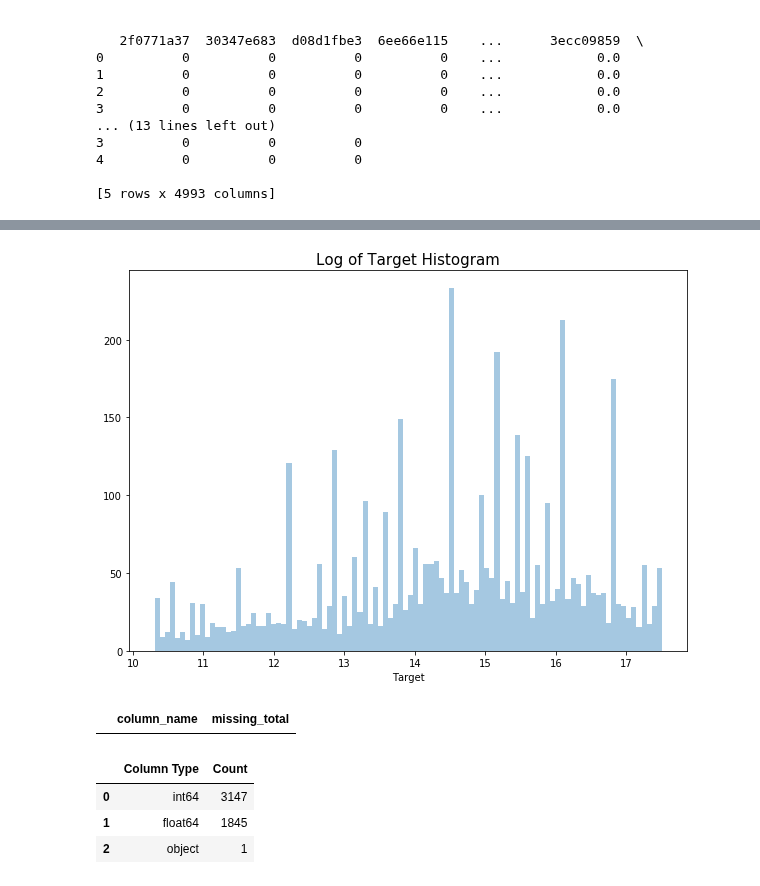
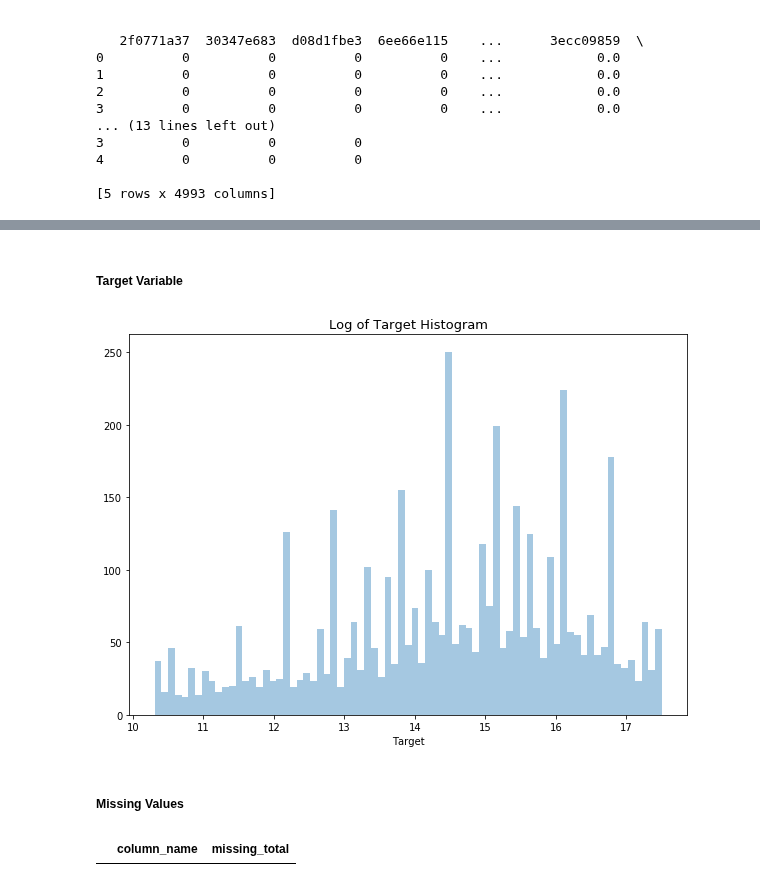
Before and after one commit to jpeterson28/DSCT_Capstone2, a Jupyter notebook: santander_value_prediction_code.ipynb, the cells around one changed output, grey strips where cells are left out. Drawn from its saved outputs; the diff is of its cells as text; code cells hidden in the pictures.

```diff
--- a/santander_value_prediction_code.ipynb
+++ b/santander_value_prediction_code.ipynb
@@ -49,12 +70,16 @@ print(train_df.head())
+# %% [markdown]
+##### Target Variable
 # %%
 # plot log of target
 plt.figure(figsize=(10,7))
-sns.distplot(np.log1p(train_df['target'].values), bins=100, kde=False)
+sns.distplot(np.log1p(train_df['target'].values), bins=75, kde=False)
 plt.xlabel('Target')
-plt.title('Log of Target Histogram', fontsize=15)
+plt.title('Log of Target Histogram', fontsize=13)
 plt.show()
 # %% [output]
-[figure, old version]
+[figure, new version]
+# %% [markdown]
+##### Missing Values
 # %%
 # missing values check
 missing = train_df.isnull().sum(axis=0).reset_index()
@@ -64,13 +89,3 @@ missing = missing.sort_values(by='missing_total')
 missing
 # %% [output]
 |  | column_name | missing_total |
-# %%
-# review the data types of columns
-dtype_df = train_df.dtypes.reset_index()
-dtype_df.columns = ["Count", "Column Type"]
-dtype_df.groupby("Column Type").aggregate('count').reset_index()
-# %% [output]
-|  | Column Type | Count |
-| 0 | int64 | 3147 |
-| 1 | float64 | 1845 |
-| 2 | object | 1 |
```
Also changed, not shown: parts of 14 cells of this notebook.
